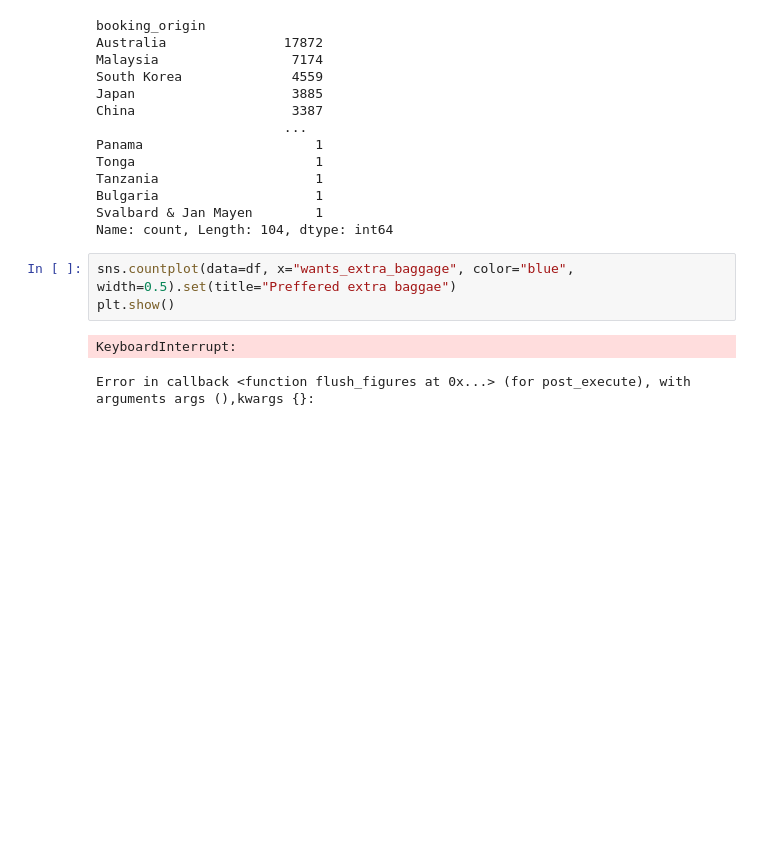
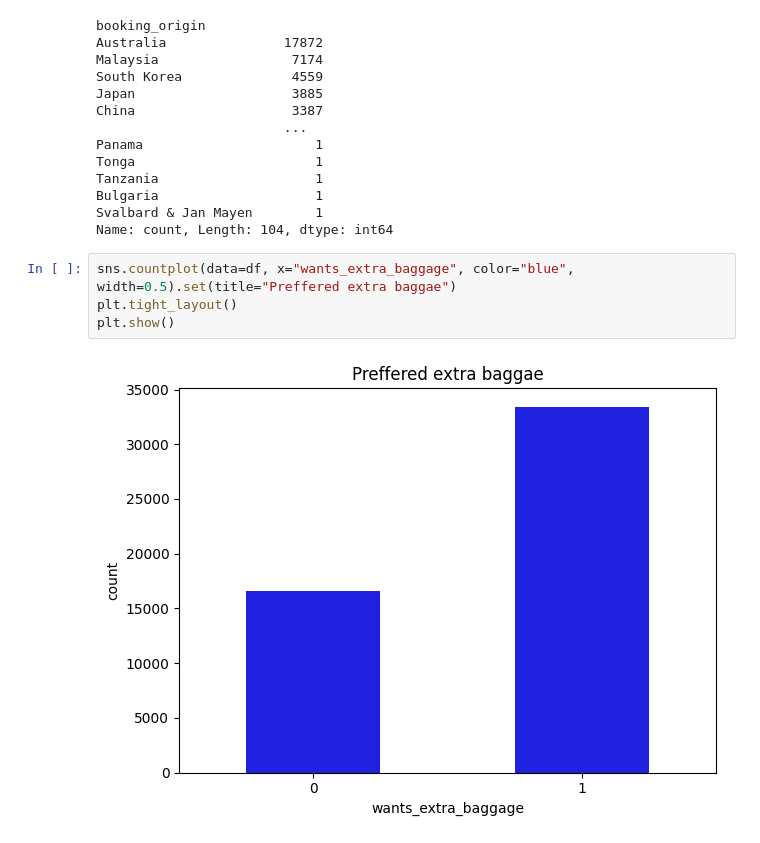
Before and after one commit to julam9/British-Airways-Modelling-Task, a Jupyter notebook: modelling_booking.ipynb, the cells around one changed output. Cells and saved outputs as stored; diff of their text form; blank space fills up the shorter version.

```diff
--- a/modelling_booking.ipynb
+++ b/modelling_booking.ipynb
@@ -218,7 +204,7 @@ Svalbard & Jan Mayen        1
 Name: count, Length: 104, dtype: int64
 # %%
 sns.countplot(data=df, x="wants_extra_baggage", color="blue", width=0.5).set(title="Preffered extra baggae")
+plt.tight_layout()
 plt.show()
 # %% [output]
-KeyboardInterrupt:
-Error in callback <function flush_figures at 0x...> (for post_execute), with arguments args (),kwargs {}:
+[figure, added]
```
Also changed, not shown: parts of 11 cells of this notebook.
